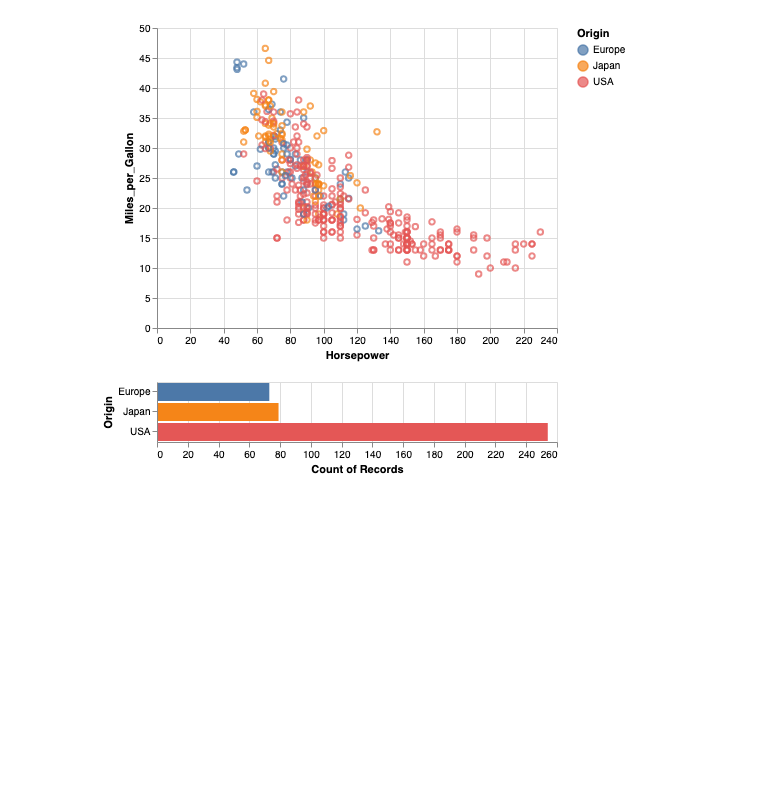
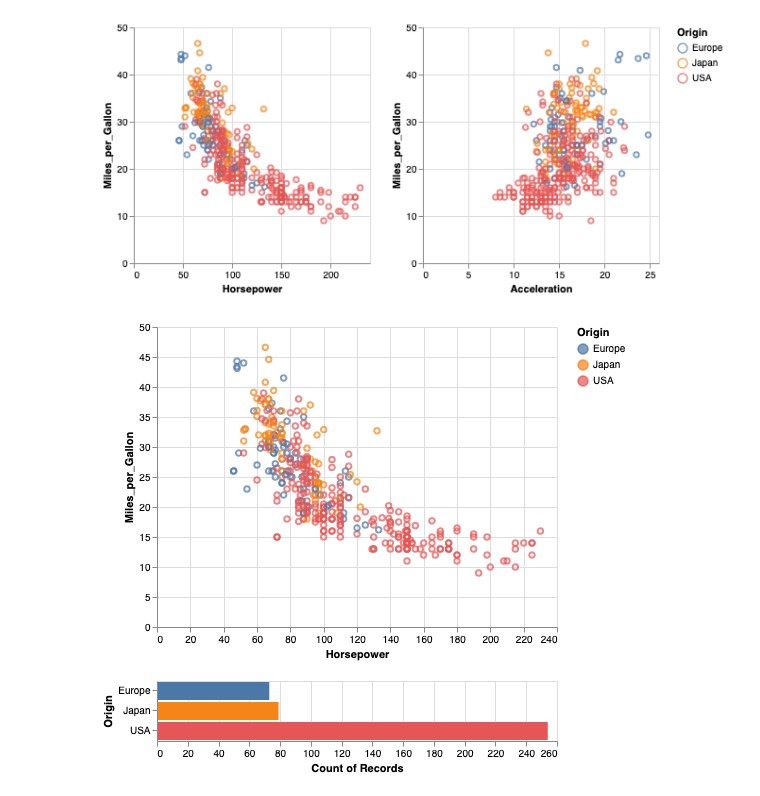
Before and after one commit to ehansis/altair_demo, a Jupyter notebook: interactive_examples.ipynb, the cells around one changed output. Drawn from its saved outputs; the diff is of its cells as text; code cells hidden in the pictures; blank space fills up the shorter version.

```diff
--- a/interactive_examples.ipynb
+++ b/interactive_examples.ipynb
@@ -0,0 +1,24 @@
+# %%
+# https://altair-viz.github.io/gallery/scatter_linked_brush.html
+
+import altair as alt
+from vega_datasets import data
+
+source = data.cars()
+
+brush = alt.selection(type='interval', resolve='global')
+
+base = alt.Chart(source).mark_point().encode(
+    y='Miles_per_Gallon',
+    color=alt.condition(brush, 'Origin', alt.ColorValue('gray')),
+).add_selection(
+    brush
+).properties(
+    width=250,
+    height=250
+)
+
+chart = (base.encode(x='Horsepower') | base.encode(x='Acceleration'))
+chart.display()
+# %% [output]
+[figure, added]
```
Also changed, not shown: parts of 3 cells of this notebook, 6 other files.
